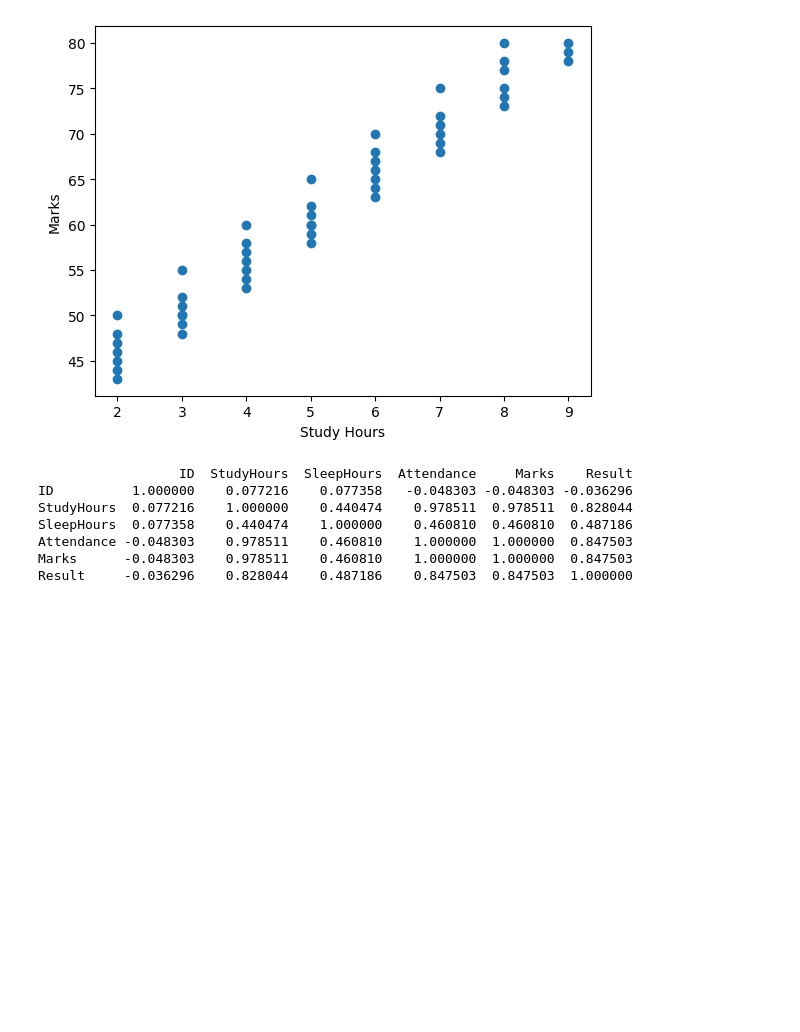
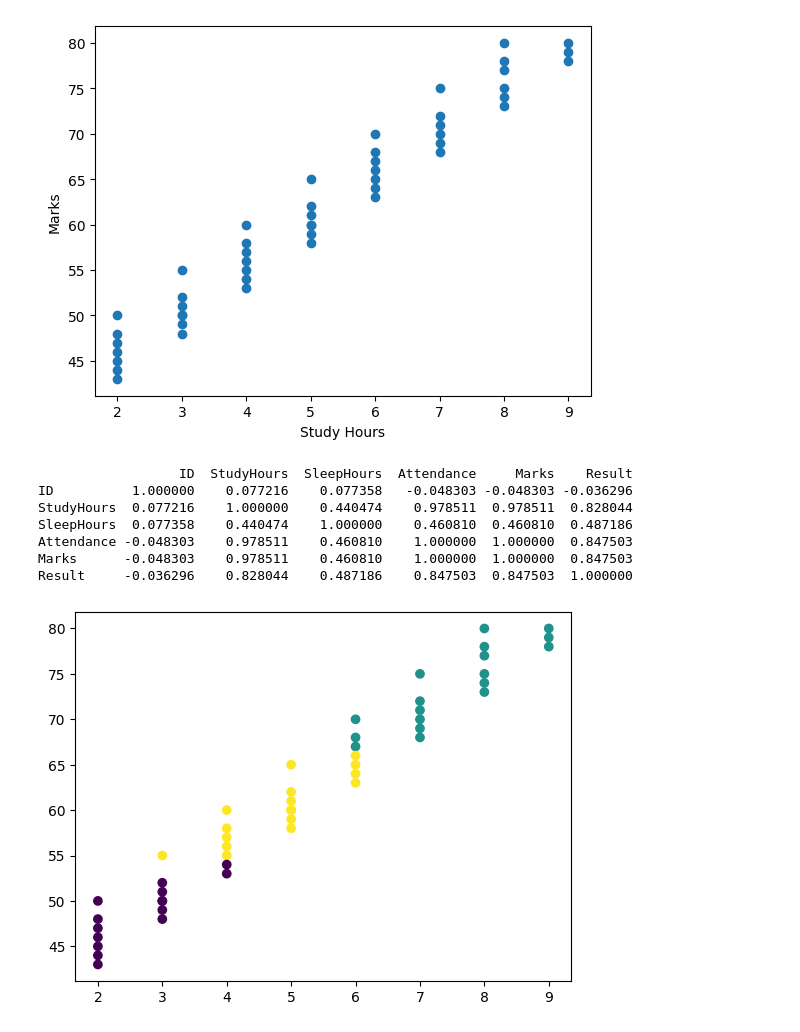
Before and after one commit to Savindi2002/data-science-journey, a Jupyter notebook: credit card/ana.ipynb, the cells around one changed output. Saved outputs shown, nothing was run; the diff lists cells and outputs as text; code cells hidden in the pictures; blank space fills up the shorter version.

Commit message:
Visualize Clusters

```diff
--- a/credit card/ana.ipynb
+++ b/credit card/ana.ipynb
@@ -66,3 +66,8 @@ from sklearn.cluster import KMeans
 X = data[["StudyHours", "Marks"]]
 kmeans = KMeans(n_clusters=3)
 data["Cluster"] = kmeans.fit_predict(X)
+# %%
+plt.scatter(data["StudyHours"], data["Marks"], c=data["Cluster"])
+plt.show()
+# %% [output]
+[figure, added]
```
